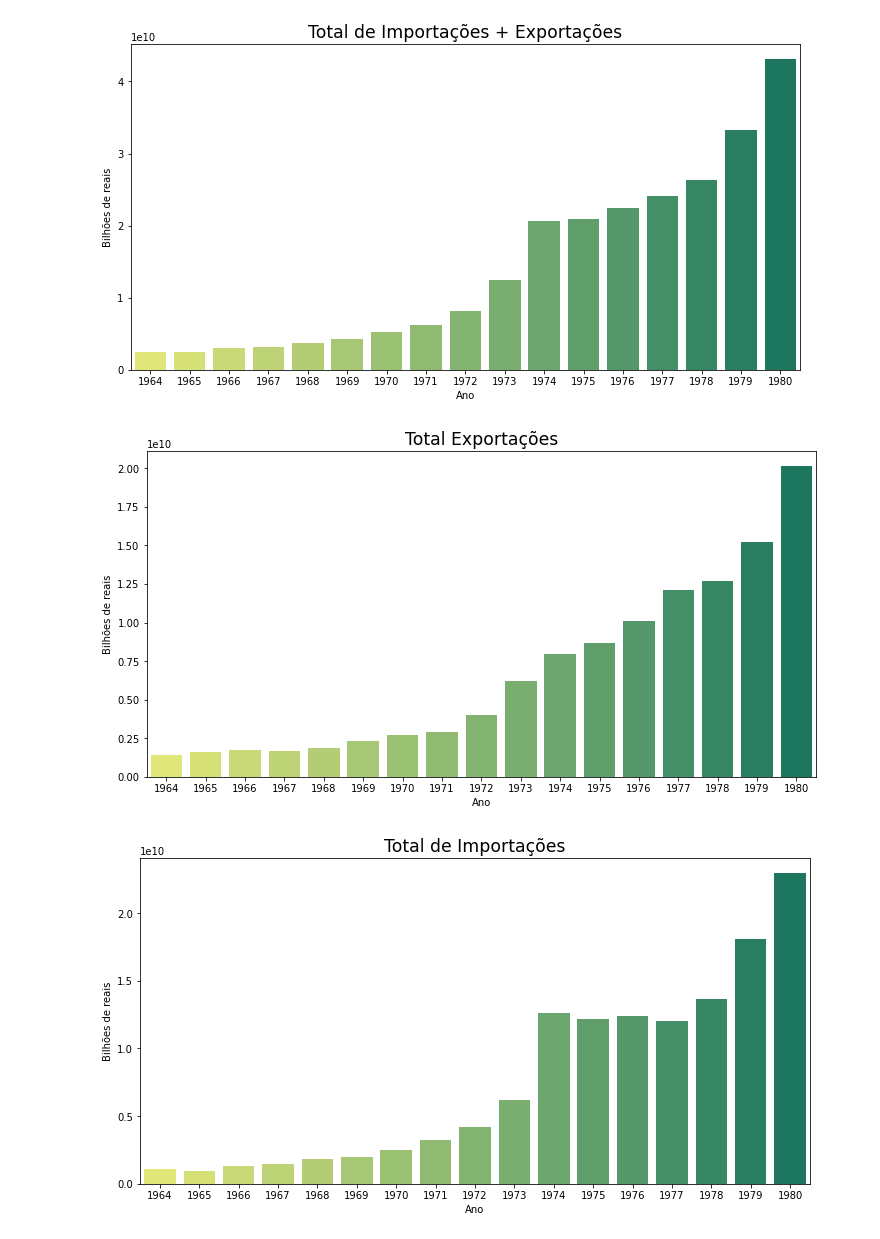
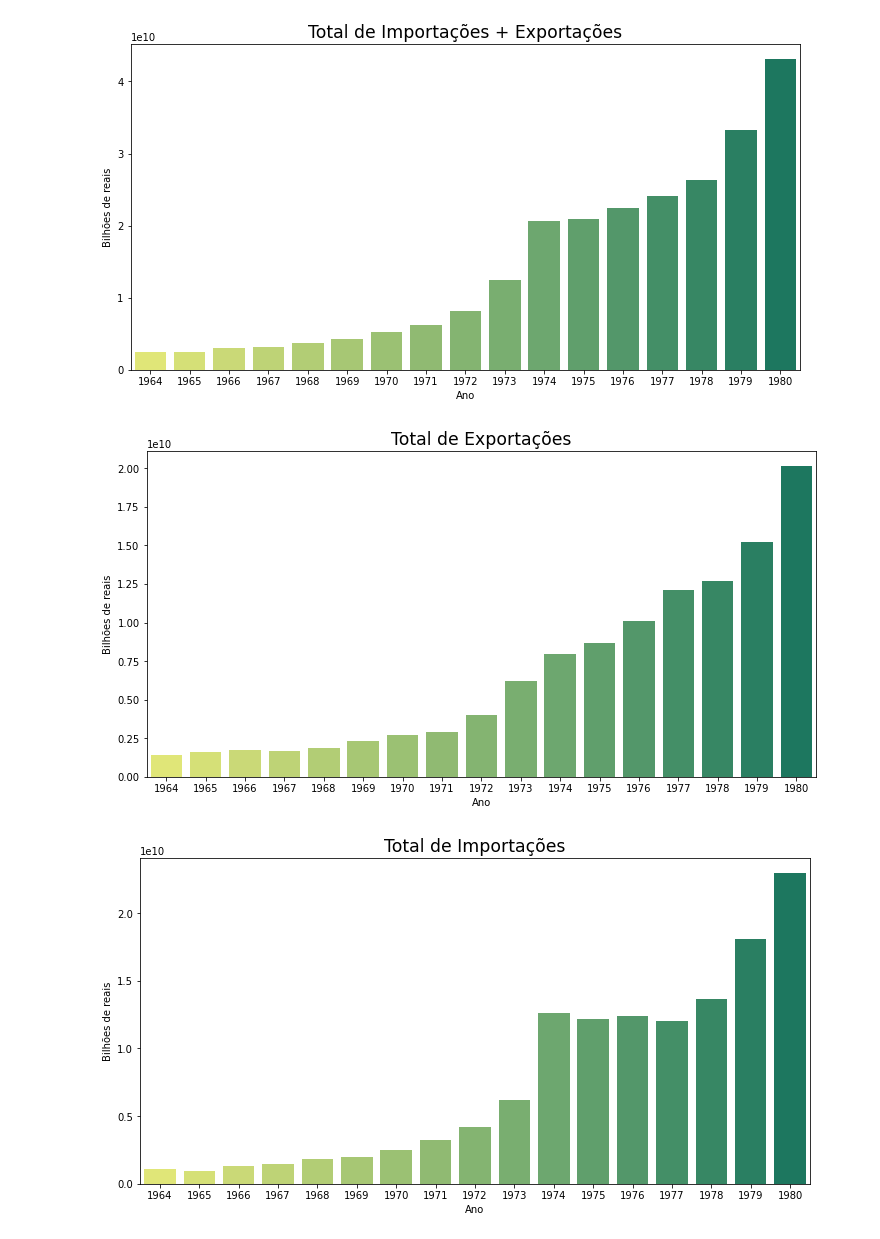
Before and after one commit to antonioravila/PoliticaExternaBrasileira, a Jupyter notebook: Comex/COMEX.ipynb, the cells around one changed output. Saved outputs shown, nothing was run; the diff lists cells and outputs as text; code cells hidden in the pictures.

```diff
--- a/Comex/COMEX.ipynb
+++ b/Comex/COMEX.ipynb
@@ -109,9 +109,9 @@ create_plots(metric='Total', title='Total de Importações + Exportações')
 # %% [output]
 [figure]
 # %%
-create_plots(metric='Exp', title='Total Exportações')
+create_plots(metric='Exp', title='Total de Exportações')
 # %% [output]
-[figure, old version]
+[figure, new version]
 # %%
 create_plots(metric='Imp', title='Total de Importações')
 # %% [output]
```
Also changed, not shown: parts of 5 cells of this notebook.
